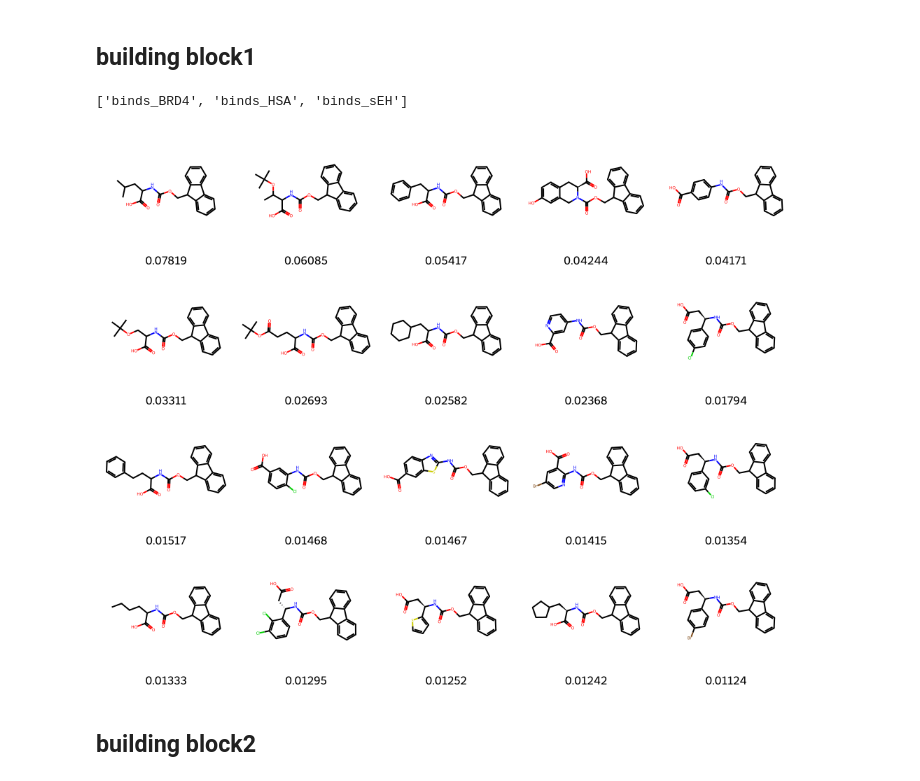
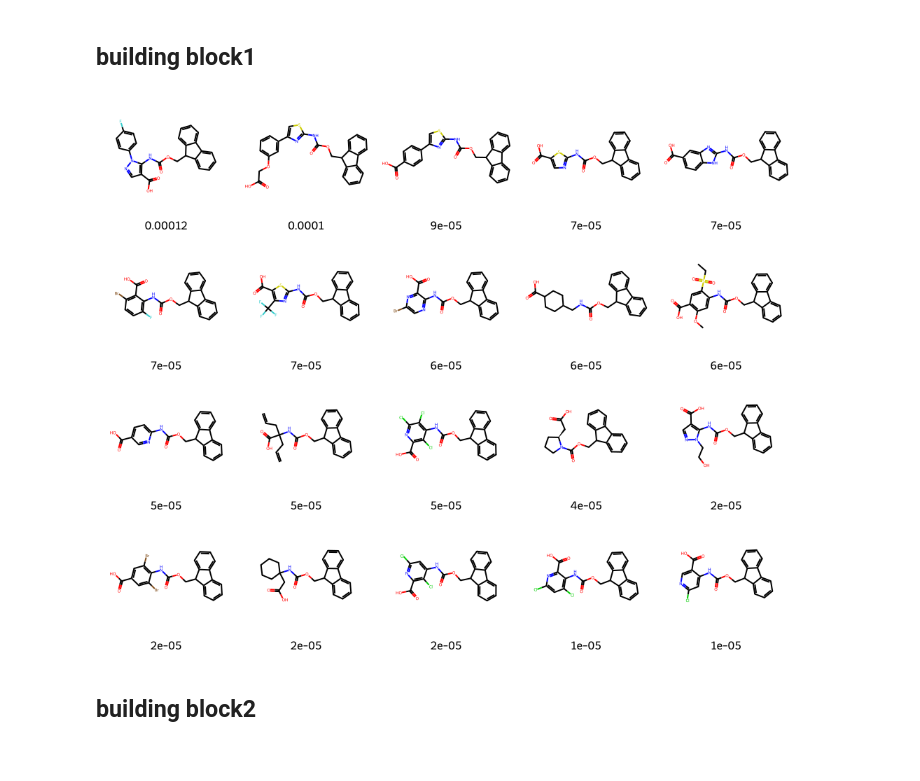
Before and after one commit to ottantacinque/KaggleLeashBio, a Jupyter notebook: notebooks/000_soft_labeling_check_data.ipynb, the cells around one changed output. Cells and saved outputs as stored; diff of their text form; code cells hidden in the pictures.

```diff
--- a/notebooks/000_soft_labeling_check_data.ipynb
+++ b/notebooks/000_soft_labeling_check_data.ipynb
@@ -185,18 +229,14 @@ def show_mol(target, bb_col, df_mean, idx2smiles, top=True):
     return img
 # %% [markdown]
 ## **building block1**
-# %%
-TARGETS
-# %% [output]
-['binds_BRD4', 'binds_HSA', 'binds_sEH']
 # %%
 target = 'binds_BRD4'
 # target = 'binds_HSA'
 # target = 'binds_sEH'
 bb_col = 'buildingblock1_smiles'
-show_mol(target, bb_col, bb1_mean, bb1_idx2smiles, top=True)
+show_mol(target, bb_col, bb1_mean, bb1_idx2smiles, top=False)
 # %% [output]
-[figure, old version]
+[figure, new version]
 # %% [markdown]
 ## **building block2**
 # %%
```
Also changed, not shown: parts of 3 cells of this notebook, 2 other files.
